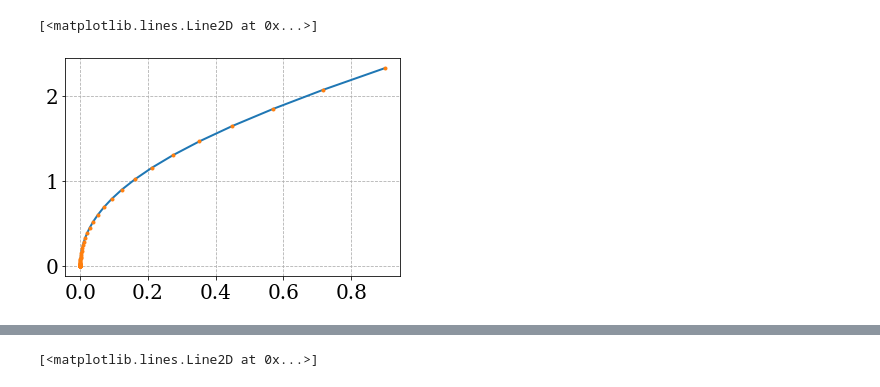
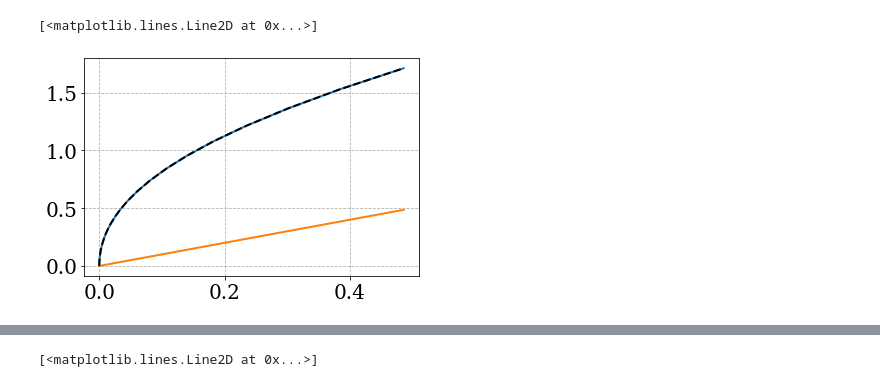
Before and after one commit to martkjoh/master, a Jupyter notebook: scripts/pion_star/pion_star.ipynb, the cells around one changed output, grey strips where cells are left out. Cells and saved outputs as stored; diff of their text form; code cells hidden in the pictures.

```diff
--- a/scripts/pion_star/pion_star.ipynb
+++ b/scripts/pion_star/pion_star.ipynb
@@ -16,16 +16,22 @@ plt.rc("axes", grid=True)
 plt.rc("grid", linestyle="--", alpha=1)
 # %%
 a = lambda mu : arccos(1 / mu**2)
-
-p1 = lambda mu : cos(a(mu)) - 1 + 1/2 * mu**2 * sin(a(mu))**2
-
-u1 = lambda mu : -p1(mu) + mu**2 * sin(a(mu))**2
+p1 = lambda mu : cos(a(mu)) + 1/2 * mu**2 * sin(a(mu))**2 - 1
+u1 = lambda mu : -cos(a(mu)) + 1/2 * mu**2 * sin(a(mu))**2 + 1
 # %%
-x = 10**np.linspace(-3.5, 0.2, 100)
-m = np.sqrt(1 + x**2)
+y = 10**np.linspace(-3.5, 0.1, 100)
+m = np.sqrt(1 + y**2)
+
 plt.plot(p1(m), u1(m))
-p2 = lambda x : 1/2 * x**4/(1 + x**2)
-plt.plot(p2(x), u2(x), ".")
+plt.plot(p1(m), p1(m))
+
+
+x = 1 / np.sqrt(1 + y**2)
+
+p2 = lambda x: 1/2 * (1/x**2 + x**2  - 2)
+u2 = lambda x: 1/2 * (1/x**2 + 2 - 3*x**2)
+
+plt.plot(p2(x), u2(x), "k--")
 # %% [output]
 [<matplotlib.lines.Line2D at 0x...>]
-[figure, old version]
+[figure, new version]
```
Also changed, not shown: parts of 5 cells of this notebook, 14 other files.
